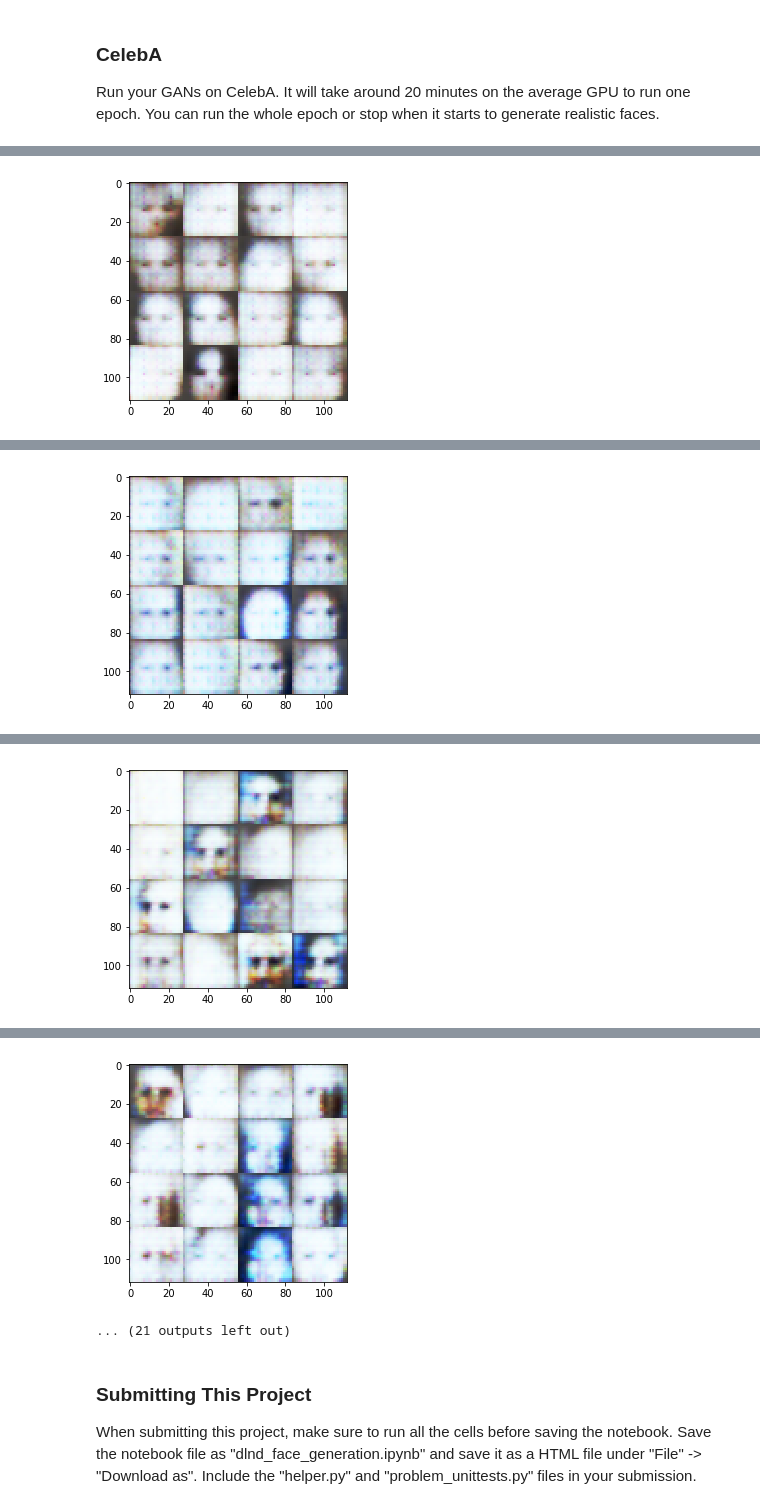
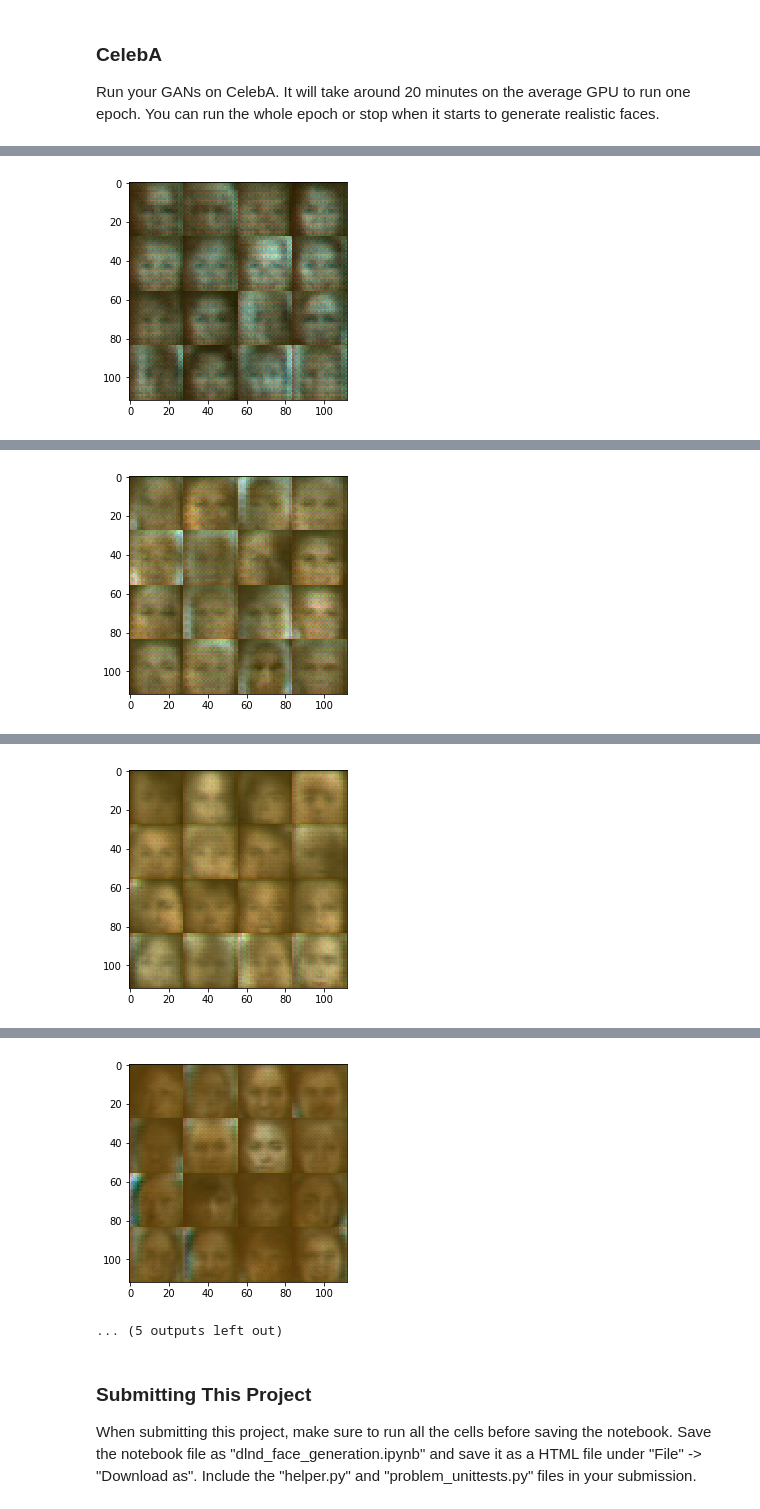
Before and after one commit to 0rig1n/GAN-Face-Generation, a Jupyter notebook: dlnd_face_generation.ipynb, the cells around one changed output, grey strips where cells are left out. Drawn from its saved outputs; the diff is of its cells as text; code cells hidden in the pictures.

```diff
--- a/dlnd_face_generation.ipynb
+++ b/dlnd_face_generation.ipynb
@@ -232,17 +247,17 @@ def model_loss(input_real, input_z, out_channel_dim,alpha=0.9):
     :param out_channel_dim: The number of channels in the output image
     :return: A tuple of (discriminator loss, generator loss)
     """
-    g_model = generator(input_z, out_channel_dim, alpha=alpha)
-    d_model_real, d_logits_real = discriminator(input_real, alpha=alpha)
-    d_model_fake, d_logits_fake = discriminator(g_model, reuse=True, alpha=alpha)
+    g_model = generator(input_z, out_channel_dim, alpha=0.2)
+    d_model_real, d_logits_real = discriminator(input_real, alpha=0.2)
+    d_model_fake, d_logits_fake = discriminator(g_model, reuse=True, alpha=0.2)
 
+    smooth = 0.9
     d_loss_real = tf.reduce_mean(
-        tf.nn.sigmoid_cross_entropy_with_logits(logits=d_logits_real, labels=tf.ones_like(d_model_real)*0.9))
+        tf.nn.sigmoid_cross_entropy_with_logits(logits=d_logits_real, labels=tf.ones_like(d_model_real)*(1 - smooth)))
     d_loss_fake = tf.reduce_mean(
-        tf.nn.sigmoid_cross_entropy_with_logits(logits=d_logits_fake, labels=tf.zeros_like(d_model_fake)))
+        tf.nn.sigmoid_cross_entropy_with_logits(logits=d_logits_fake, labels=tf.zeros_like(d_model_fake)*(1 - smooth)))
     g_loss = tf.reduce_mean(
-        tf.nn.sigmoid_cross_entropy_with_logits(logits=d_logits_fake, labels=tf.ones_like(d_model_fake)))
-
+        tf.nn.sigmoid_cross_entropy_with_logits(logits=d_logits_fake, labels=tf.ones_like(d_model_fake)*(1 - smooth)))
     d_loss = d_loss_real + d_loss_fake
     return d_loss, g_loss
 
@@ -340,7 +355,7 @@ def train(epoch_count, batch_size, z_dim, learning_rate, beta1, get_batches, dat
     else: raise error
     #print((data_shape[1], data_shape[1], image_channels, z_dim))
     real, z, lr=model_inputs(data_shape[1], data_shape[1], image_channels, z_dim)
-    d_loss, g_loss=model_loss(real, z, image_channels,alpha=0.1)
+    d_loss, g_loss=model_loss(real, z, image_channels,alpha=0.2)
     d_train_opt, g_train_opt=model_opt(d_loss, g_loss, lr, beta1)
     with tf.Session() as sess:
         sess.run(tf.global_variables_initializer())
@@ -352,9 +367,11 @@ def train(epoch_count, batch_size, z_dim, learning_rate, beta1, get_batches, dat
                 if i%10==0:
                     train_loss_d = d_loss.eval({z: batch_z, real: batch_images})
                     train_loss_g = g_loss.eval({z: batch_z})
+                    total_loss = train_loss_d + train_loss_g
                     print("Epoch {}/{}...".format(epoch_i+1, epoch_count),
                           "Discriminator Loss: {:.4f}...".format(train_loss_d),
-                          "Generator Loss: {:.4f}".format(train_loss_g))
+                          "Generator Loss: {:.4f}".format(train_loss_g),
+                          "Total loss: {:.4f}".format(total_loss))
                 if i%100 ==0:show_generator_output(sess, 16, z, image_channels, data_image_mode)
 
                 # Run optimizers
@@ -440,8 +457,8 @@ Epoch 2/2... Discriminator Loss: 0.5770... Generator Loss: 2.4426
 Run your GANs on CelebA.  It will take around 20 minutes on the average GPU to run one epoch.  You can run the whole epoch or stop when it starts to generate realistic faces.
 # %%
 batch_size = 128
-z_dim = 100
-learning_rate = 0.0003
+z_dim = 128
+learning_rate = 0.0002
 beta1 = 0.5
 
 
@@ -481 +498 @@ Epoch 1/1... Discriminator Loss: 0.5393... Generator Loss: 3.4830
-[figure, old version]
+[figure, new version]
@@ -492 +509 @@ Epoch 1/1... Discriminator Loss: 0.4255... Generator Loss: 5.1556
-[figure, old version]
+[figure, new version]
@@ -503 +520 @@ Epoch 1/1... Discriminator Loss: 0.5114... Generator Loss: 2.5169
-[figure, old version]
+[figure, new version]
@@ -514,5 +531,5 @@ Epoch 1/1... Discriminator Loss: 0.4938... Generator Loss: 5.4307
-[figure, old version]
+[figure, new version]
-... (21 outputs left out)
+... (5 outputs left out)
 # %% [markdown]
 ### Submitting This Project
 When submitting this project, make sure to run all the cells before saving the notebook. Save the notebook file as "dlnd_face_generation.ipynb" and save it as a HTML file under "File" -> "Download as". Include the "helper.py" and "problem_unittests.py" files in your submission.
```
Also changed, not shown: parts of 6 cells of this notebook, 1 other file.
